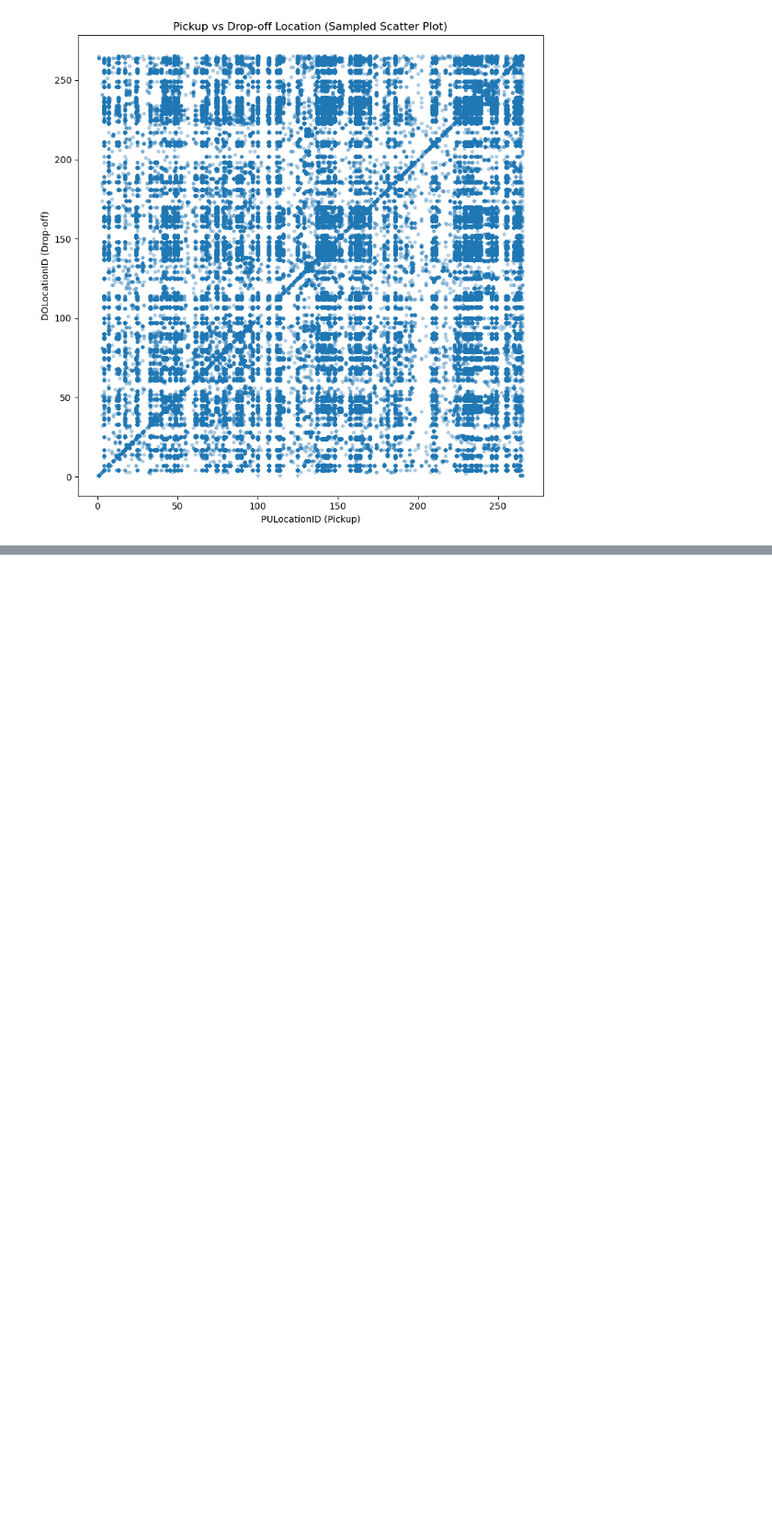
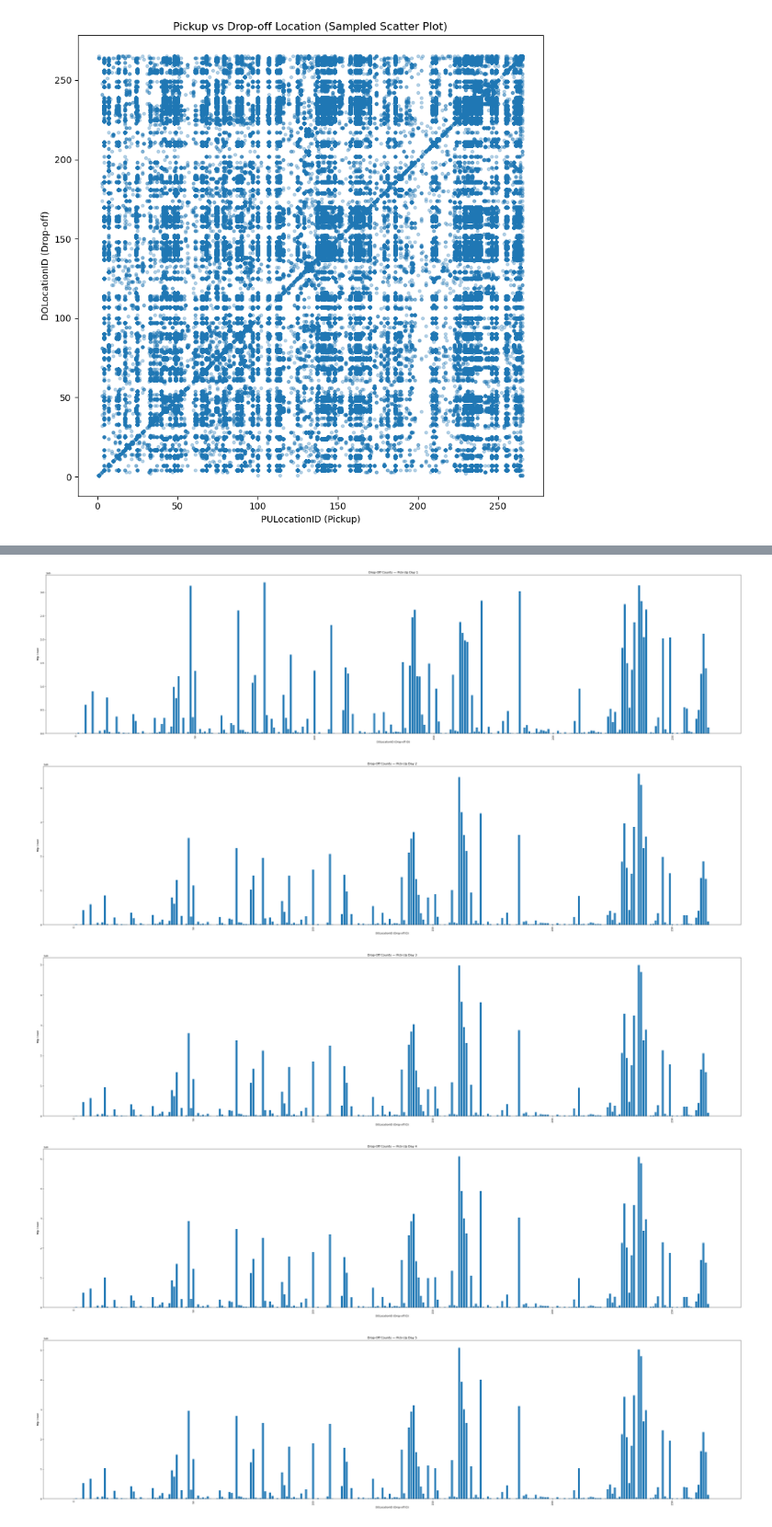
Before and after one commit to daphneyyy/dsc232-project, a Jupyter notebook: data-analysis.ipynb, the cells around one changed output, grey strips where cells are left out. Shown at 92% size. Cells and saved outputs as stored; diff of their text form; code cells hidden in the pictures; blank space fills up the shorter version.

```diff
--- a/data-analysis.ipynb
+++ b/data-analysis.ipynb
@@ -456,0 +457,5 @@ plt.show()
+# %%
+dropoff_day_location = cleaned_df.groupBy("pickup_day_num", "DOLocationID") \
+    .count() \
+    .orderBy("pickup_day_num", "count", ascending=False) \
+    .collect()
@@ -456,0 +476,27 @@ plt.show()
+# %%
+dropoff_day_location_dict = defaultdict(lambda: defaultdict(int))
+
+for r in dropoff_day_location:
+    dow = r["pickup_day_num"]
+    dol = r["DOLocationID"]
+    dropoff_day_location_dict[dow][dol] += r["count"]
+
+for day in range(1, 8):
+    loc_counts = dropoff_day_location_dict.get(day, {})
+    sorted_pairs = sorted(loc_counts.items(), key=lambda x: x[1], reverse=True)
+    labels, counts = zip(*sorted_pairs)
+
+    plt.figure(figsize=(40, 10))
+    plt.bar(labels, counts)
+    plt.xlabel("DOLocationID (Drop-off ID)")
+    plt.ylabel("Trip Count")
+    plt.title(f"Drop-Off Counts — Pick-Up Day {day}")
+    plt.xticks(rotation=90)
+    plt.tight_layout()
+    plt.show()
+# %% [output]
+[figure, added]
+[figure, added]
+[figure, added]
+[figure, added]
+[figure, added]
```
Also changed, not shown: parts of 5 cells of this notebook.
